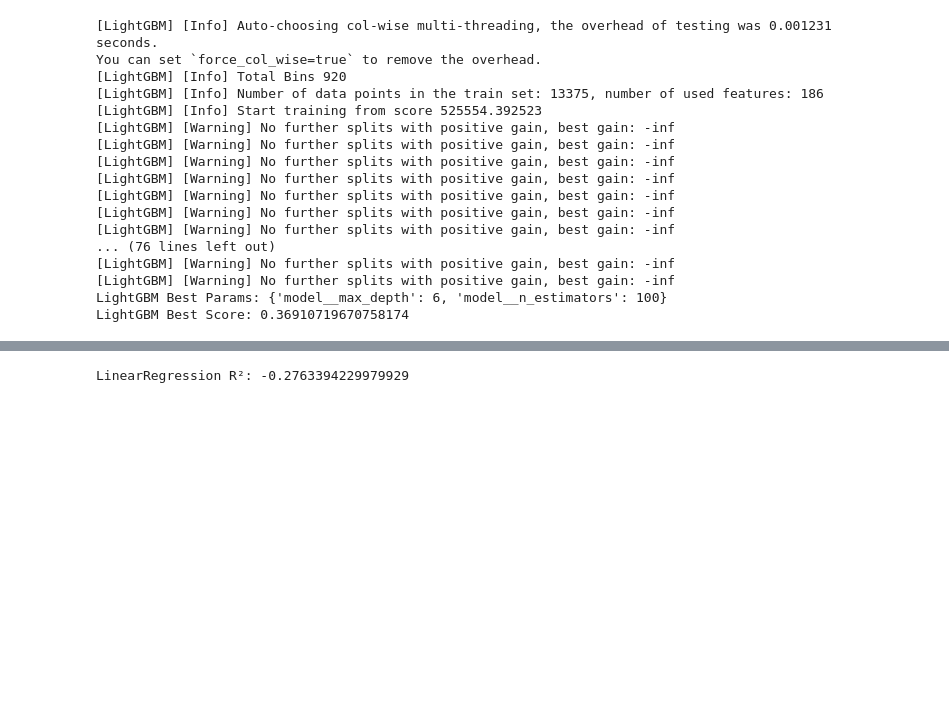
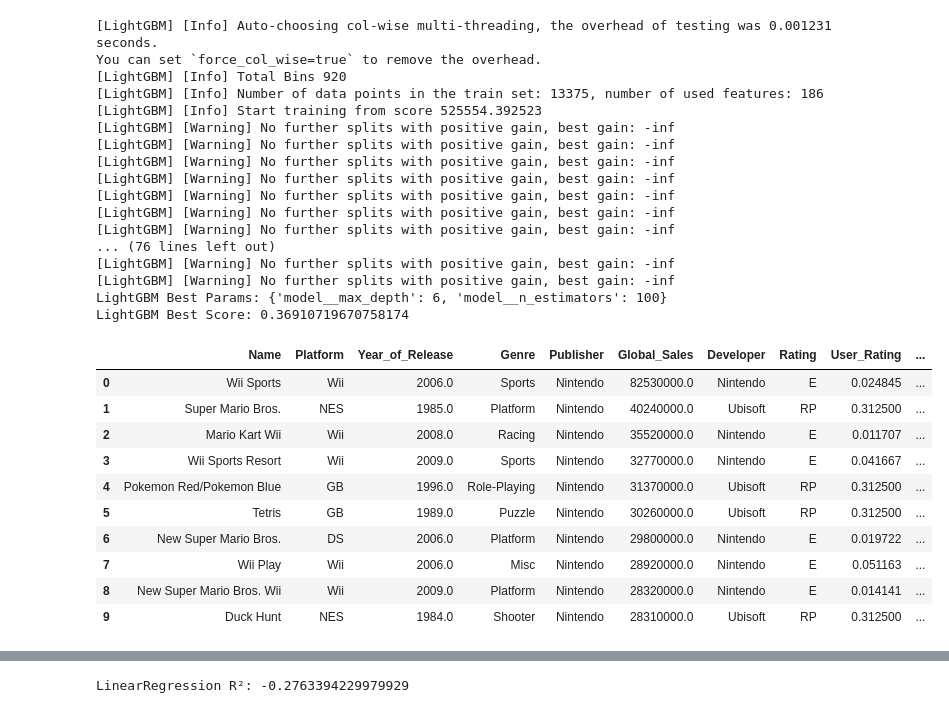
Before and after one commit to Trader-Markets/Video_Games_Sales, a Jupyter notebook: Video_Game_Sales.ipynb, the cells around one changed output, grey strips where cells are left out. Drawn from its saved outputs; the diff is of its cells as text; code cells hidden in the pictures; blank space fills up the shorter version.

```diff
--- a/Video_Game_Sales.ipynb
+++ b/Video_Game_Sales.ipynb
@@ -391,3 +374,17 @@ You can set `force_col_wise=true` to remove the overhead.
 [LightGBM] [Warning] No further splits with positive gain, best gain: -inf
 LightGBM Best Params: {'model__max_depth': 6, 'model__n_estimators': 100}
 LightGBM Best Score: 0.36910719670758174
+# %%
+df.head(10)
+# %% [output]
+|  | Name | Platform | Year_of_Release | Genre | Publisher | Global_Sales | Developer | Rating | User_Rating | ... |
+| 0 | Wii Sports | Wii | 2006.0 | Sports | Nintendo | 82530000.0 | Nintendo | E | 0.024845 | ... |
+| 1 | Super Mario Bros. | NES | 1985.0 | Platform | Nintendo | 40240000.0 | Ubisoft | RP | 0.312500 | ... |
+| 2 | Mario Kart Wii | Wii | 2008.0 | Racing | Nintendo | 35520000.0 | Nintendo | E | 0.011707 | ... |
+| 3 | Wii Sports Resort | Wii | 2009.0 | Sports | Nintendo | 32770000.0 | Nintendo | E | 0.041667 | ... |
+| 4 | Pokemon Red/Pokemon Blue | GB | 1996.0 | Role-Playing | Nintendo | 31370000.0 | Ubisoft | RP | 0.312500 | ... |
+| 5 | Tetris | GB | 1989.0 | Puzzle | Nintendo | 30260000.0 | Ubisoft | RP | 0.312500 | ... |
+| 6 | New Super Mario Bros. | DS | 2006.0 | Platform | Nintendo | 29800000.0 | Nintendo | E | 0.019722 | ... |
+| 7 | Wii Play | Wii | 2006.0 | Misc | Nintendo | 28920000.0 | Nintendo | E | 0.051163 | ... |
+| 8 | New Super Mario Bros. Wii | Wii | 2009.0 | Platform | Nintendo | 28320000.0 | Nintendo | E | 0.014141 | ... |
+| 9 | Duck Hunt | NES | 1984.0 | Shooter | Nintendo | 28310000.0 | Ubisoft | RP | 0.312500 | ... |
```
Also changed, not shown: parts of 3 cells of this notebook.
